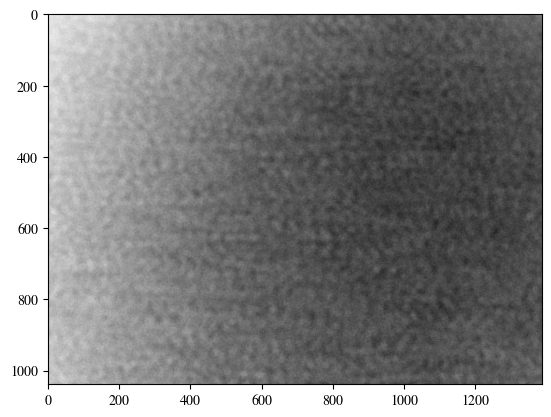
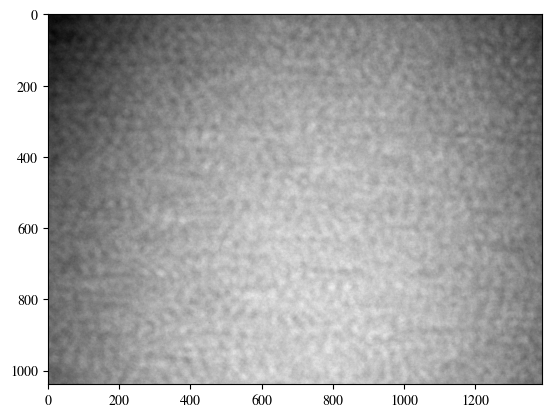
The change to this notebook cell's code, shown as a diff; its figure went from the first image to the second:
--- before
+++ after
@@ -7,11 +7,12 @@
 img = frame[1] 
 
-plt.imshow(img.squeeze()-avg_image, cmap='gray')
+plt.imshow(img.squeeze()-background_image, cmap='gray')
 #plt.imshow(img.squeeze(), cmap='gray')
 plt.show()
 
-custom_name = "C:\\Users\\lj500\\OneDrive - University of Exeter\\Desktop\\Imaging & tracking objects behind a scattering medium\\data\\blank_speckle\\speckle_32286_micro_s_aperture.png"
+custom_name = "C:\\Users\\lj500\\OneDrive - University of Exeter\\Desktop\\Imaging & tracking objects behind a scattering medium\\data\\background removal & double dot\\double dot background removed 13000 micro secs 005.png"
+#custom_name = "C:\\Users\\lj500\\OneDrive - University of Exeter\\Desktop\\Imaging & tracking objects behind a scattering medium\\data\\background removal & double dot\\double dot 13000 micro secs 003.png"
 
-#plt.imsave(custom_name, img.squeeze(), cmap="gray")
+plt.imsave(custom_name, img.squeeze(), cmap="gray")
 
 opt_setup._cams_off()

Commit: .